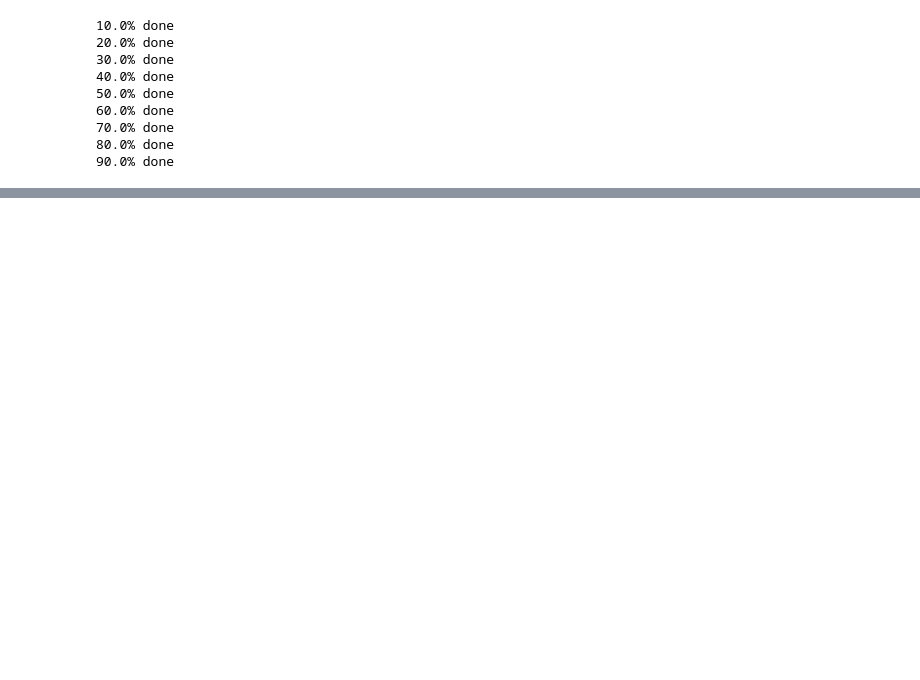
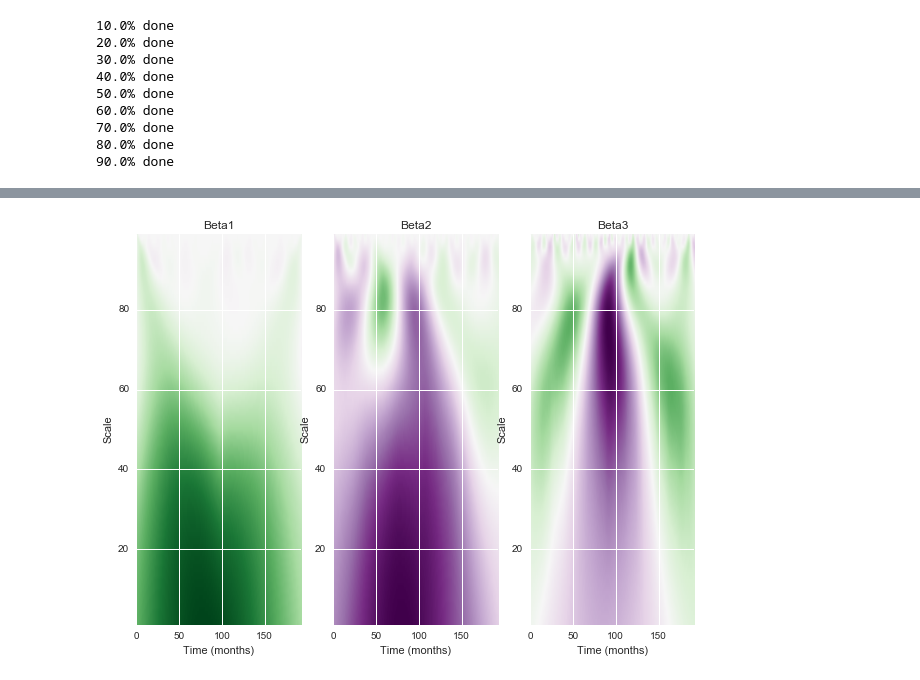
Before and after one commit to 1IfByLAN2IfByC/Diebold_BondYield, a Jupyter notebook: Diebold-Li Model.ipynb, the cells around one changed output, grey strips where cells are left out. Cells and saved outputs as stored; diff of their text form; code cells hidden in the pictures; blank space fills up the shorter version.

```diff
--- a/Diebold-Li Model.ipynb
+++ b/Diebold-Li Model.ipynb
@@ -364,0 +381,5 @@ The wavelet-aided AR(1) model preformed well, although not as well as the naive
+# %%
+# plot the wavelet coherence plots
+DL.cwtGraph(beta_fits)
+# %% [output]
+[figure, added]
```
Also changed, not shown: parts of 22 cells of this notebook, 2 other files.
